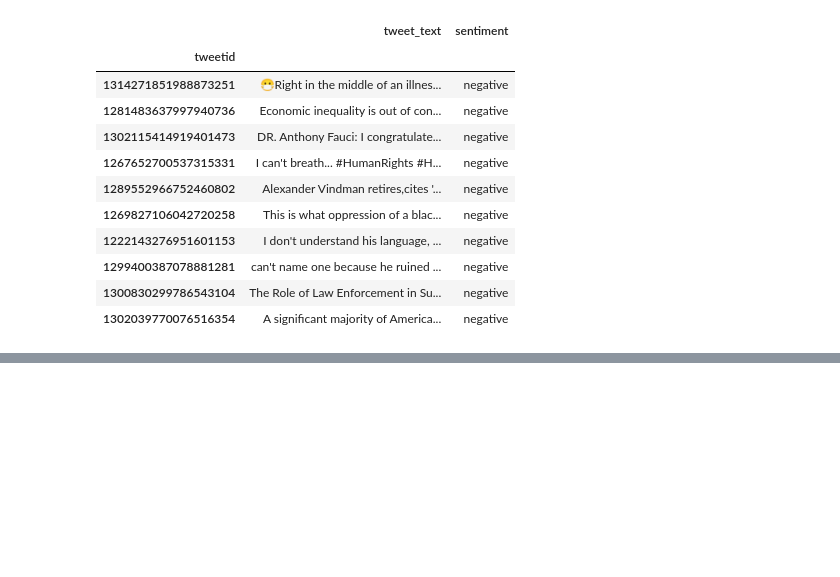
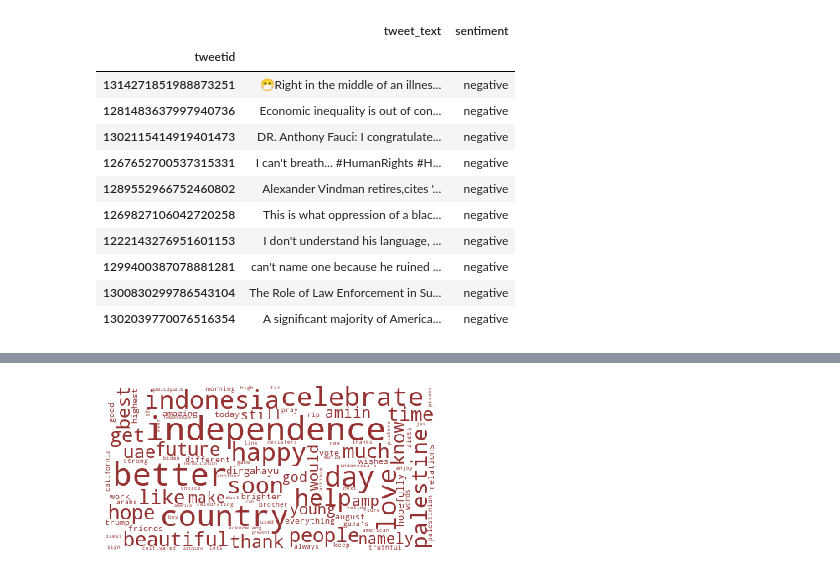
Before and after one commit to sarahkpardo/social-media-data-analysis, a Jupyter notebook: sentiment_analysis_transformers.ipynb, the cells around one changed output, grey strips where cells are left out. Cells and saved outputs as stored; diff of their text form; code cells hidden in the pictures; blank space fills up the shorter version.

Commit message:
Updated sentiment analysis

```diff
--- a/sentiment_analysis_transformers.ipynb
+++ b/sentiment_analysis_transformers.ipynb
@@ -220,0 +261,5 @@ top_day_tweets.head(5)
+# %%
+grouped = (english_tweets
+.groupby('sentiment')
+)
+grouped.size()
@@ -220,0 +272,3 @@ top_day_tweets.head(5)
+# %%
+positive = grouped.get_group('positive')['tweet_text']
+positive[:5]
@@ -220,0 +285,8 @@ top_day_tweets.head(5)
+# %%
+tokens = make_tokens(positive)
+# %%
+freq_dict = word_frequency(long_list(tokens))
+# %%
+fig = visualize(freq_dict)
+# %% [output]
+[figure, added]
```
Also changed, not shown: parts of 10 cells of this notebook.
